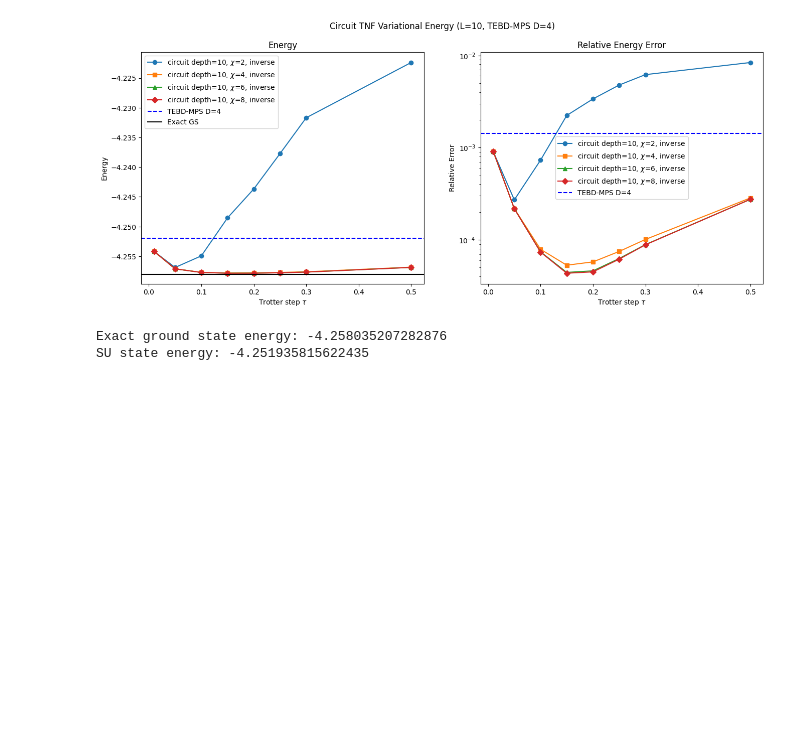
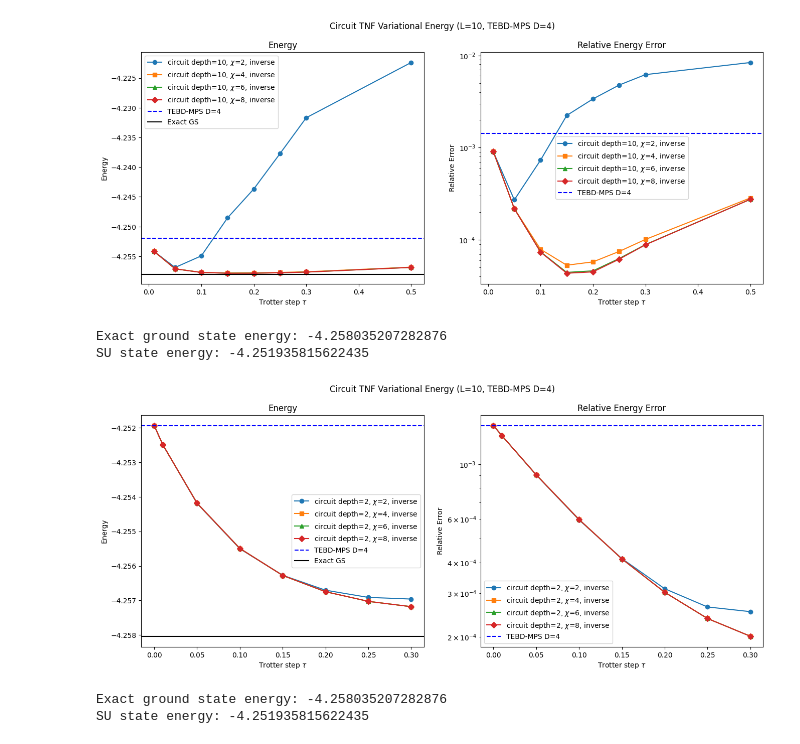
Before and after one commit to sjdu10/vmc_torch, a Jupyter notebook: vmc_torch/experiment/circuitTNF/plot.ipynb, the cells around one changed output. Saved outputs shown, nothing was run; the diff lists cells and outputs as text; code cells hidden in the pictures; blank space fills up the shorter version.

```diff
--- a/vmc_torch/experiment/circuitTNF/plot.ipynb
+++ b/vmc_torch/experiment/circuitTNF/plot.ipynb
@@ -386,6 +386,80 @@ plt.show()
 Exact ground state energy: -4.258035207282876
 SU state energy: -4.251935815622435
 [figure]
+# %%
+from matplotlib import pyplot as plt
+import numpy as np
+import json
+
+L = 10
+D = 4
+from_which = 'xmax'
+direction = 'spatial' if from_which[0]=='y' else 'inverse'
+# read json data
+data = json.load(open(f'./data/circuitTNF_heis_L{L}_D{D}_exact_sampling_results.json', 'r')) if from_which=='yboth' else json.load(open(f'./data/circuitTNF_heis_L{L}_D{D}_exact_sampling_results_{from_which}.json', 'r'))
+
+data_dict = {}
+
+for name, Es in data.items():
+    parts = name.split('_')
+    depth = int(parts[2].split('=')[1])
+    tau = float(parts[3].split('=')[1])
+    max_bond = int(parts[4].split('=')[1])
+    data_dict[(depth, tau, max_bond)] = Es
+
+depth = 2
+chis = [2, 4, 6, 8]
+chi_symbol = {2: 'o', 4: 's', 6: '^', 8: 'D'}
+chi_tau_Es = {chi: [] for chi in chis}
+exact_E = data_dict.values().__iter__().__next__()[2]
+print(f'Exact ground state energy: {exact_E}')
+SU_E = data_dict.values().__iter__().__next__()[1]
+print(f'SU state energy: {SU_E}')
+for depth_tau_chi, Es in data_dict.items():
+    d, tau, chi = depth_tau_chi
+    if d == depth and chi in chis:
+        chi_tau_Es[chi].append([tau, Es[0]])  # (tau, variational energy)
+
+for chi, values in chi_tau_Es.items():
+    chi_tau_Es[chi] = np.array(values).transpose()
+
+# print(chi_tau_Es)
+fig, ax = plt.subplots(1, 2, figsize=(16, 6))
+for chi, plot_data in chi_tau_Es.items():
+    try:
+        taus, Es = plot_data
+        # sort by taus
+        sorted_indices = np.argsort(taus)
+        taus = taus[sorted_indices]
+        Es = Es[sorted_indices]
+        ax[0].plot(taus, Es, label=rf'circuit depth={depth}, $\chi$={chi}, {direction}', marker=chi_symbol[chi], markersize=6)
+
+        # rel err
+        rel_errs = np.abs((Es - exact_E) / exact_E)
+        ax[1].plot(taus, rel_errs,  label=rf'circuit depth={depth}, $\chi$={chi}, {direction}', marker=chi_symbol[chi], markersize=6)
+
+    except ValueError:
+        continue
+
+ax[0].axhline(y=SU_E, color='b', linestyle='--', label=f'TEBD-MPS D={D}')
+ax[0].axhline(y=exact_E, color='black', linestyle='-', label='Exact GS')
+ax[0].set_xlabel(r'Trotter step $\tau$')
+ax[0].set_ylabel('Energy')
+ax[0].set_title(f'Energy')
+ax[0].legend()
+
+ax[1].axhline(y=abs((SU_E - exact_E)/exact_E), color='b', linestyle='--', label=f'TEBD-MPS D={D}')
+ax[1].set_yscale('log')
+ax[1].set_xlabel(r'Trotter step $\tau$')
+ax[1].set_ylabel('Relative Error')
+ax[1].set_title(f'Relative Energy Error')
+ax[1].legend()
+plt.suptitle(f'Circuit TNF Variational Energy (L={L}, TEBD-MPS D={D})')
+plt.show()
+# %% [output]
+Exact ground state energy: -4.258035207282876
+SU state energy: -4.251935815622435
+[figure, added]
 # %%
 from matplotlib import pyplot as plt
 import numpy as np
```
Also changed, not shown: parts of 1 cell of this notebook, 11 other files.
